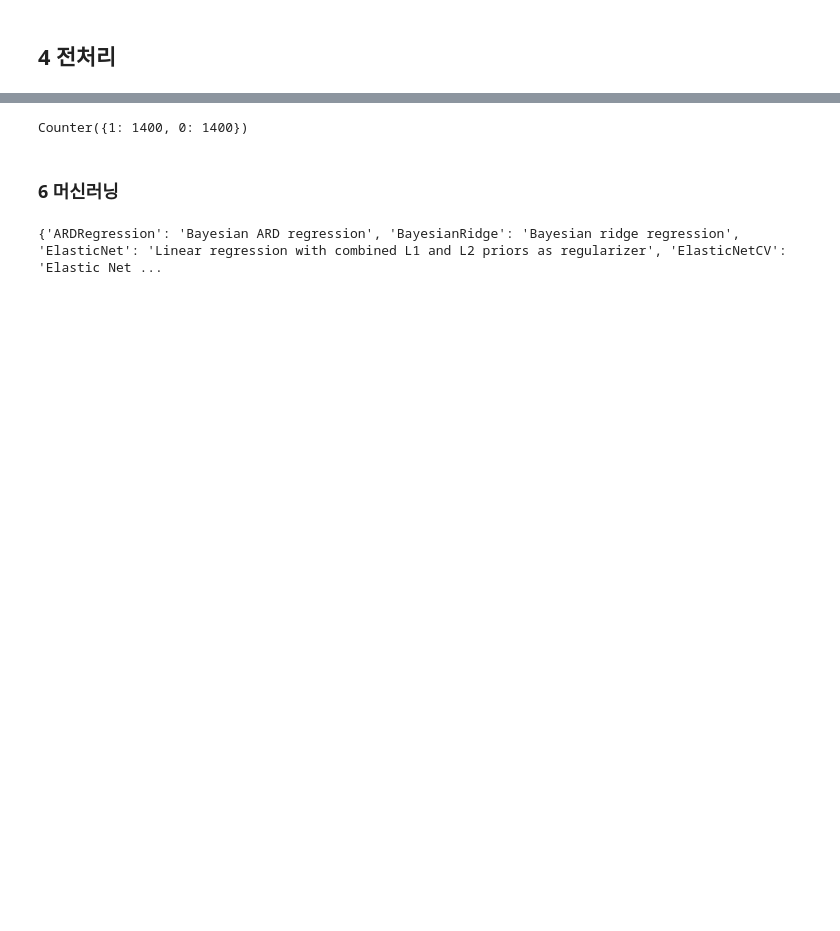
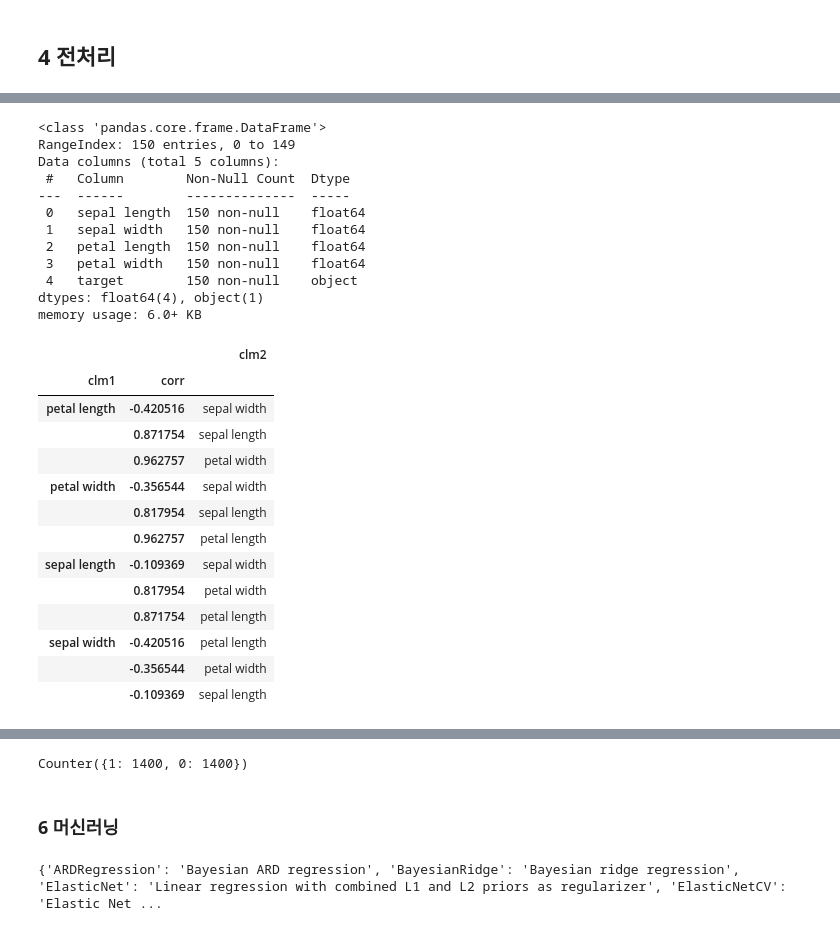
Before and after one commit to bhlim92/kaggle, a Jupyter notebook: essential-module.ipynb, the cells around one changed output, grey strips where cells are left out. Drawn from its saved outputs; the diff is of its cells as text; code cells hidden in the pictures; blank space fills up the shorter version.

```diff
--- a/essential-module.ipynb
+++ b/essential-module.ipynb
@@ -66,3 +63,4 @@ from sklearn.decomposition import PCA
 ll = [i for i in dir(sklearn.metrics) if "error" in i ]
 stats = [i for i in dir(statsmodels.tsa)]
 #
+df = pd.read_csv("./data/iris.csv")
@@ -68,0 +73,44 @@ stats = [i for i in dir(statsmodels.tsa)]
+# %%
+# 변수확인
+df.info()
+## 결측치 있는지 확인
+df.isna().sum()
+df.head()
+### 목적 변수, 결과 변수 확인
+
+## 데이터 상관관계
+df_corr = df.drop("target", axis = 1).corr()
+df_corr = df_corr.unstack()
+
+## 상관도가 제일 높은 순서대로..
+df_corr = pd.DataFrame(df_corr).reset_index()
+df_corr.columns = ["clm1","clm2","corr"]
+df_corr = df_corr[df_corr["corr"] != 1]
+df_corr.sort_values(["clm1","corr"], ascending=False).drop_duplicates("clm1")
+# %% [output]
+<class 'pandas.core.frame.DataFrame'>
+RangeIndex: 150 entries, 0 to 149
+Data columns (total 5 columns):
+ #   Column        Non-Null Count  Dtype
+---  ------        --------------  -----
+ 0   sepal length  150 non-null    float64
+ 1   sepal width   150 non-null    float64
+ 2   petal length  150 non-null    float64
+ 3   petal width   150 non-null    float64
+ 4   target        150 non-null    object
+dtypes: float64(4), object(1)
+memory usage: 6.0+ KB
+|  |  | clm2 |
+| clm1 | corr |  |
+| petal length | -0.420516 | sepal width |
+|  | 0.871754 | sepal length |
+|  | 0.962757 | petal width |
+| petal width | -0.356544 | sepal width |
+|  | 0.817954 | sepal length |
+|  | 0.962757 | petal length |
+| sepal length | -0.109369 | sepal width |
+|  | 0.817954 | petal width |
+|  | 0.871754 | petal length |
+| sepal width | -0.420516 | petal length |
+|  | -0.356544 | petal width |
+|  | -0.109369 | sepal length |
```
Also changed, not shown: parts of 47 cells of this notebook, 1 other file.
